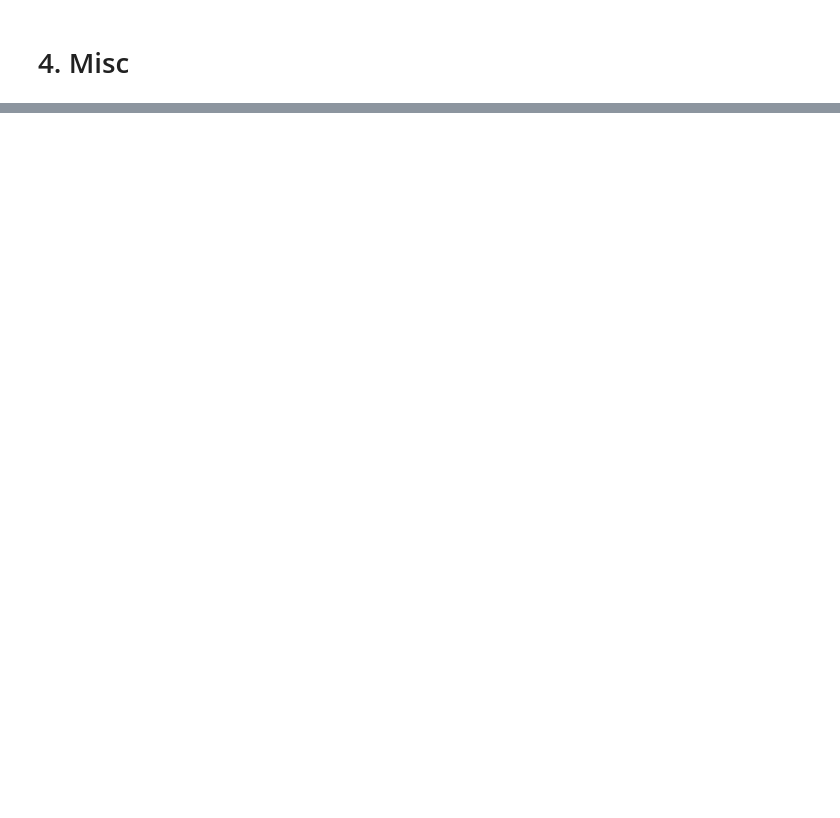
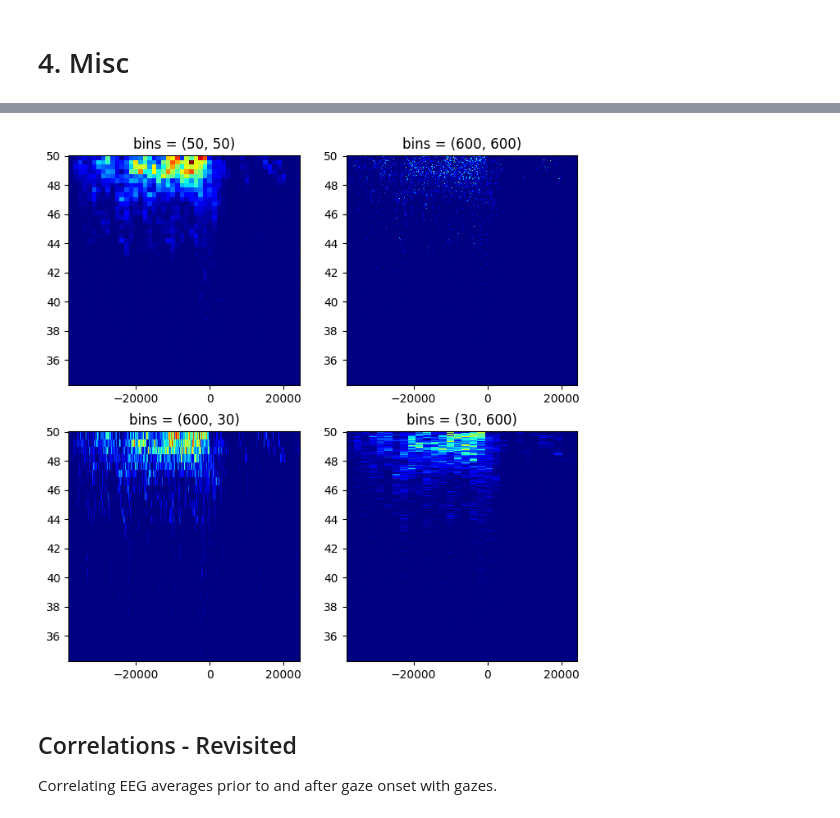
Before and after one commit to SimpleDevs-AR-VR/Meta-Quest-Pro-LensCorrection, a Jupyter notebook: src/streetsim-eeg-gaze_final.ipynb, the cells around one changed output, grey strips where cells are left out. Cells and saved outputs as stored; diff of their text form; code cells hidden in the pictures; blank space fills up the shorter version.

```diff
--- a/src/streetsim-eeg-gaze_final.ipynb
+++ b/src/streetsim-eeg-gaze_final.ipynb
@@ -1280,0 +1560,30 @@ Session End Unix MS: 1743003743345
+# %%
+fig, axs = plt.subplots(nrows=2, ncols=2, figsize=(8,8))
+
+# Prepare data
+x = global_evc_df['crossing_offset_unix_ms']
+y = global_evc_df['screen_pos_z']
+
+# Big bins
+axs[0,0].hist2d(x, y, bins=(50, 50), cmap=plt.cm.jet)
+axs[0, 0].set_title('bins = (50, 50)')
+
+# Small bins
+axs[0,1].hist2d(x, y, bins=(600, 600), cmap=plt.cm.jet)
+axs[0, 1].set_title('bins = (600, 600)')
+
+# If you do not set the same values for X and Y, the bins won't be a square!
+axs[1,0].hist2d(x, y, bins=(600, 30), cmap=plt.cm.jet)
+axs[1, 0].set_title('bins = (600, 30)')
+
+# If you do not set the same values for X and Y, the bins won't be a square!
+axs[1,1].hist2d(x, y, bins=(30, 600), cmap=plt.cm.jet)
+axs[1, 1].set_title('bins = (30, 600)')
+
+plt.show()
+# %% [output]
+[figure, added]
+# %% [markdown]
+## Correlations - Revisited
+
+Correlating EEG averages prior to and after gaze onset with gazes.
```
Also changed, not shown: parts of 21 cells of this notebook, 12 other files.
